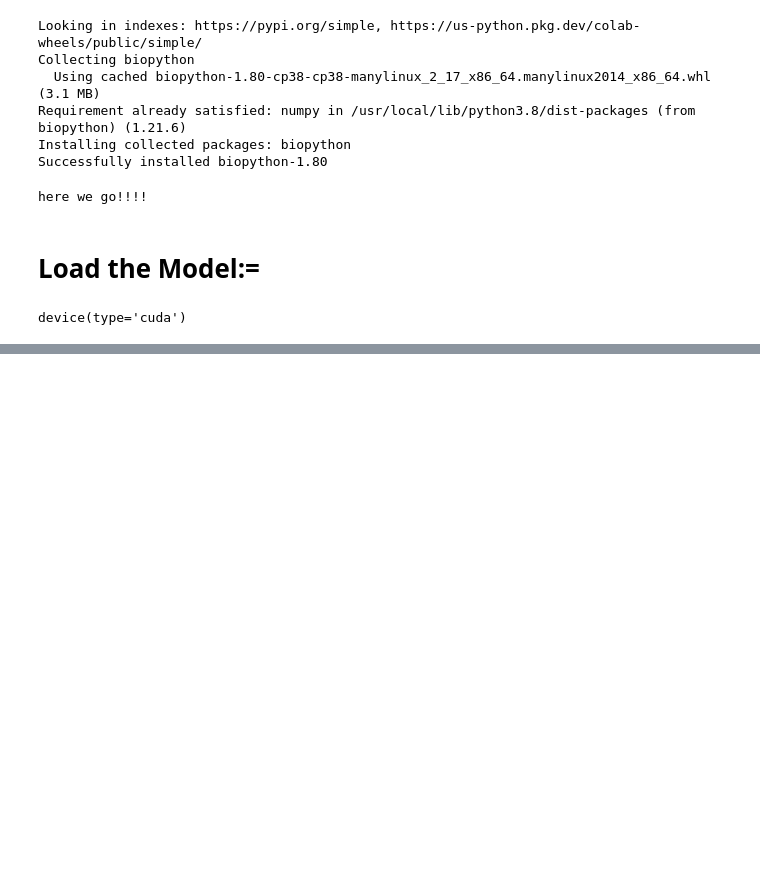
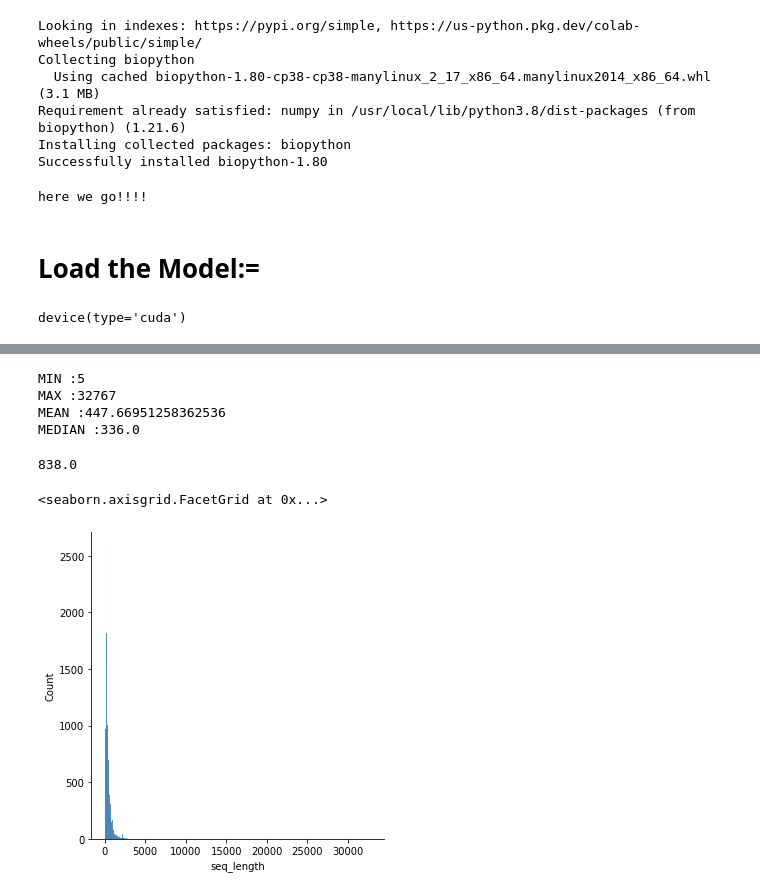
Before and after one commit to mohmaed7777/Novozymes-Enzyme-Stability-Prediction, a Jupyter notebook: Novozymes_EDA.ipynb, the cells around one changed output, grey strips where cells are left out. Cells and saved outputs as stored; diff of their text form; code cells hidden in the pictures; blank space fills up the shorter version.

```diff
--- a/Novozymes_EDA.ipynb
+++ b/Novozymes_EDA.ipynb
@@ -374,0 +348,27 @@ test = pd.read_csv('/content/test.csv')
+# %%
+# data correct :
+train_drop_id = train_update[train_update.isnull().all('columns')].index
+train_swap_id = train_update[train_update.notnull().all('columns')].index
+
+train = train.drop(train.index[train_drop_id], axis=0)
+train.loc[train_swap_id, ['pH', 'tm']] = train_update.loc[train_swap_id, ['pH', 'tm']]
+train = train.reset_index(drop=True)
+# %%
+# Add Sequence length to check input length:
+
+train['seq_length'] = [len(s) for s in train['protein_sequence']]
+print(f"MIN :{train['seq_length'].min()}\nMAX :{train['seq_length'].max()}\n\
+MEAN :{train['seq_length'].mean()}\nMEDIAN :{train['seq_length'].median()}")
+# %% [output]
+MIN :5
+MAX :32767
+MEAN :447.66951258362536
+MEDIAN :336.0
+# %%
+# drop too long sequences :
+# check the length in 90% quantile
+# Drop records those have length over 90%
+# Save GPU memory
+train['seq_length'].quantile(0.90)
+# %% [output]
+838.0
@@ -374,0 +378,5 @@ test = pd.read_csv('/content/test.csv')
+# %%
+sns.displot(train['seq_length'])
+# %% [output]
+<seaborn.axisgrid.FacetGrid at 0x...>
+[figure, added]
```
Also changed, not shown: parts of 20 cells of this notebook.
